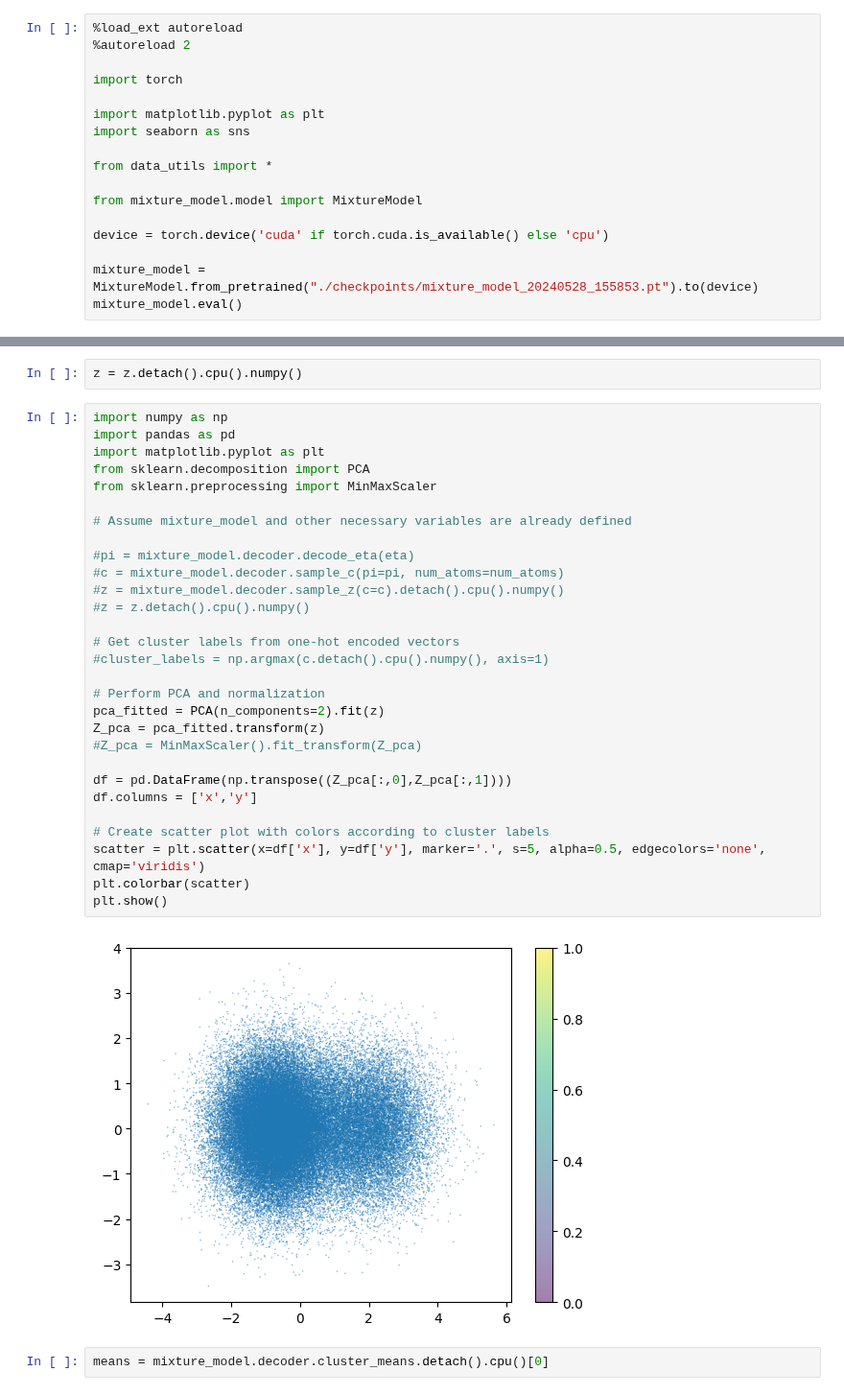
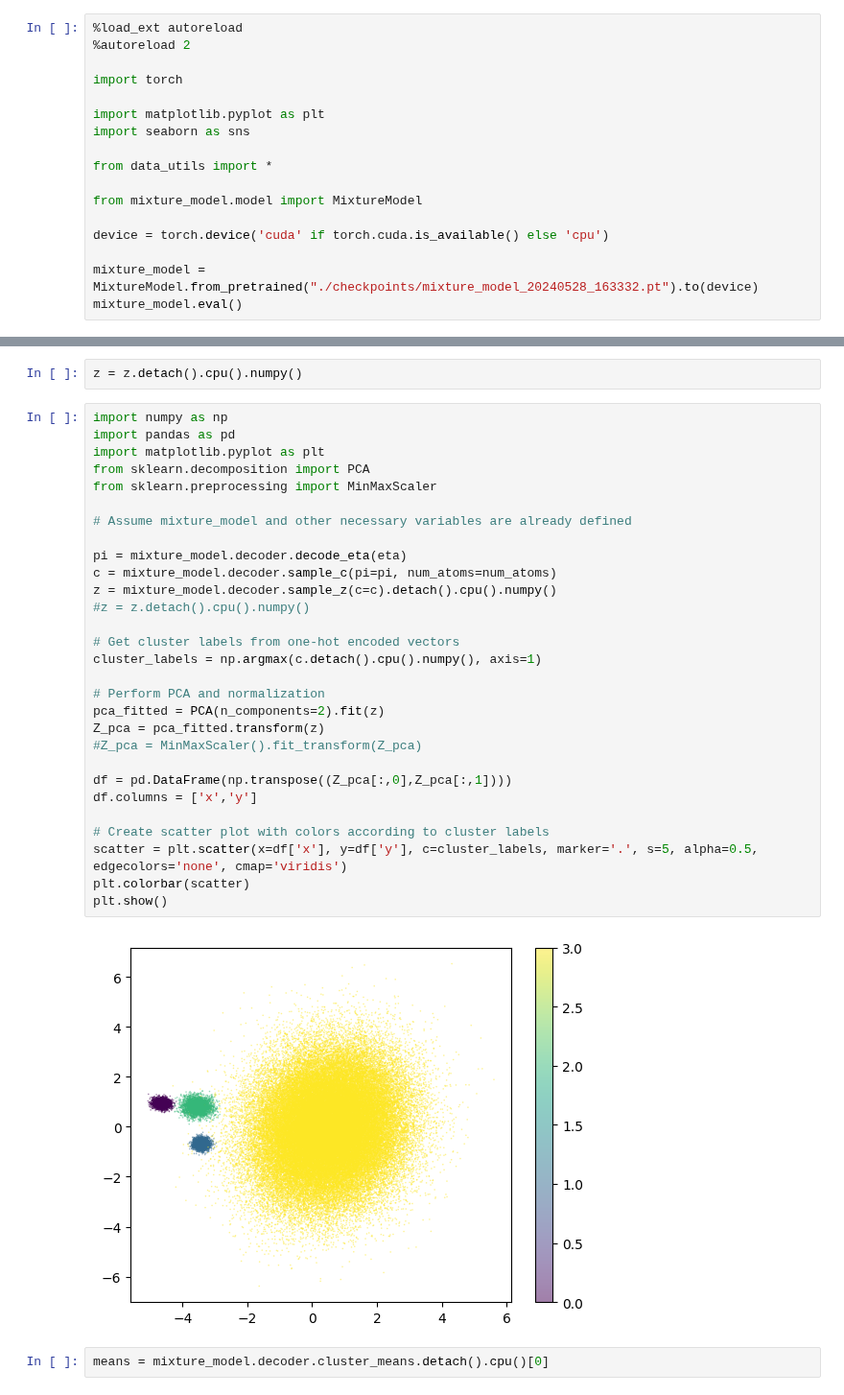
Before and after one commit to pkmtum/Molecular_Generative_Modeling, a Jupyter notebook: source/mixture_model.ipynb, the cells around one changed output, grey strips where cells are left out. Shown at 96% size. Drawn from its saved outputs; the diff is of its cells as text.

```diff
--- a/source/mixture_model.ipynb
+++ b/source/mixture_model.ipynb
@@ -13,6 +13,6 @@ from mixture_model.model import MixtureModel
 
 device = torch.device('cuda' if torch.cuda.is_available() else 'cpu')
 
-mixture_model = MixtureModel.from_pretrained("./checkpoints/mixture_model_20240528_155853.pt").to(device)
+mixture_model = MixtureModel.from_pretrained("./checkpoints/mixture_model_20240528_163332.pt").to(device)
 mixture_model.eval()
 # %% [output]
@@ -76,34 +77,34 @@ z = z.detach().cpu().numpy()
 # %%
 import numpy as np
 import pandas as pd
 import matplotlib.pyplot as plt
 from sklearn.decomposition import PCA
 from sklearn.preprocessing import MinMaxScaler
 
 # Assume mixture_model and other necessary variables are already defined
 
-#pi = mixture_model.decoder.decode_eta(eta)
-#c = mixture_model.decoder.sample_c(pi=pi, num_atoms=num_atoms)
-#z = mixture_model.decoder.sample_z(c=c).detach().cpu().numpy()
+pi = mixture_model.decoder.decode_eta(eta)
+c = mixture_model.decoder.sample_c(pi=pi, num_atoms=num_atoms)
+z = mixture_model.decoder.sample_z(c=c).detach().cpu().numpy()
 #z = z.detach().cpu().numpy()
 
 # Get cluster labels from one-hot encoded vectors
-#cluster_labels = np.argmax(c.detach().cpu().numpy(), axis=1)
+cluster_labels = np.argmax(c.detach().cpu().numpy(), axis=1)
 
 # Perform PCA and normalization
 pca_fitted = PCA(n_components=2).fit(z)
 Z_pca = pca_fitted.transform(z)
 #Z_pca = MinMaxScaler().fit_transform(Z_pca)
 
 df = pd.DataFrame(np.transpose((Z_pca[:,0],Z_pca[:,1])))
 df.columns = ['x','y']
 
 # Create scatter plot with colors according to cluster labels
-scatter = plt.scatter(x=df['x'], y=df['y'], marker='.', s=5, alpha=0.5, edgecolors='none', cmap='viridis')
+scatter = plt.scatter(x=df['x'], y=df['y'], c=cluster_labels, marker='.', s=5, alpha=0.5, edgecolors='none', cmap='viridis')
 plt.colorbar(scatter)
 plt.show()
 # %% [output]
-[figure, old version]
+[figure, new version]
 # %%
 means = mixture_model.decoder.cluster_means.detach().cpu()[0]
 # %%
```
Also changed, not shown: parts of 4 cells of this notebook, 1 other file.
